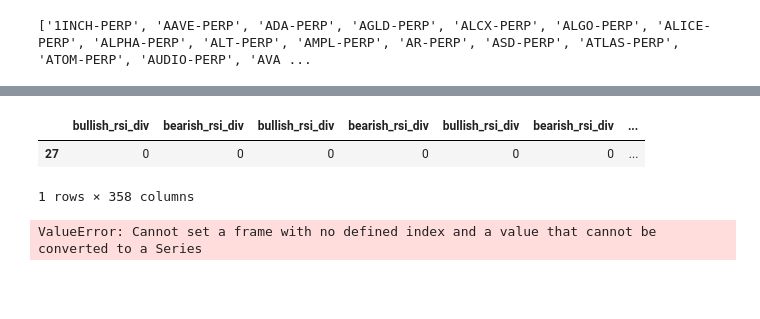
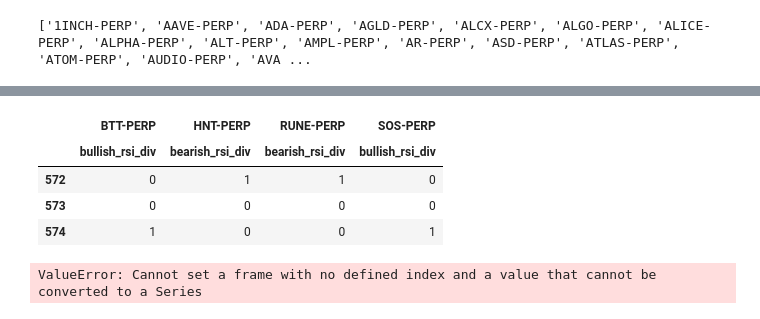
Before and after one commit to milehighprofit/divs, a Jupyter notebook: data2.ipynb, the cells around one changed output, grey strips where cells are left out. Cells and saved outputs as stored; diff of their text form; code cells hidden in the pictures; blank space fills up the shorter version.

```diff
--- a/data2.ipynb
+++ b/data2.ipynb
@@ -109,9 +109,9 @@ closes.iloc[-1:,]
 rsidata = []
 for column in range(179):
    rsidata.append(divs(closes, column))
-#alle = pd.concat(dict(zip(perpnames,rsidata)), axis=1)
-øve = pd.concat(rsidata, axis = 1)
-øve
+alle = pd.concat(dict(zip(perpnames,rsidata)), axis=1)
+#øve = pd.concat(rsidata, axis = 1)
+#øve
 # %% [output]
 A value is trying to be set on a copy of a slice from a DataFrame.
 Try using .loc[row_indexer,col_indexer] = value instead
@@ -146,9 +133,13 @@ A value is trying to be s
-# %%
-øve.iloc[:1]
-# %% [output]
-|  | bullish_rsi_div | bearish_rsi_div | bullish_rsi_div | bearish_rsi_div | bullish_rsi_div | bearish_rsi_div | ... |
-| 27 | 0 | 0 | 0 | 0 | 0 | 0 | ... |
-1 rows × 358 columns
+# %%
+cols = (alle.iloc[-3:] != 0).any()
+websitedata = alle.iloc[-3:][cols[cols].index]
+websitedata
+# %% [output]
+|  | BTT-PERP | HNT-PERP | RUNE-PERP | SOS-PERP |
+|  | bullish_rsi_div | bearish_rsi_div | bearish_rsi_div | bullish_rsi_div |
+| 572 | 0 | 1 | 1 | 0 |
+| 573 | 0 | 0 | 0 | 0 |
+| 574 | 1 | 0 | 0 | 1 |
 # %%
 div_df = pd.DataFrame()
 def get_divs(øve):
```
Also changed, not shown: parts of 4 cells of this notebook, 4 other files.
